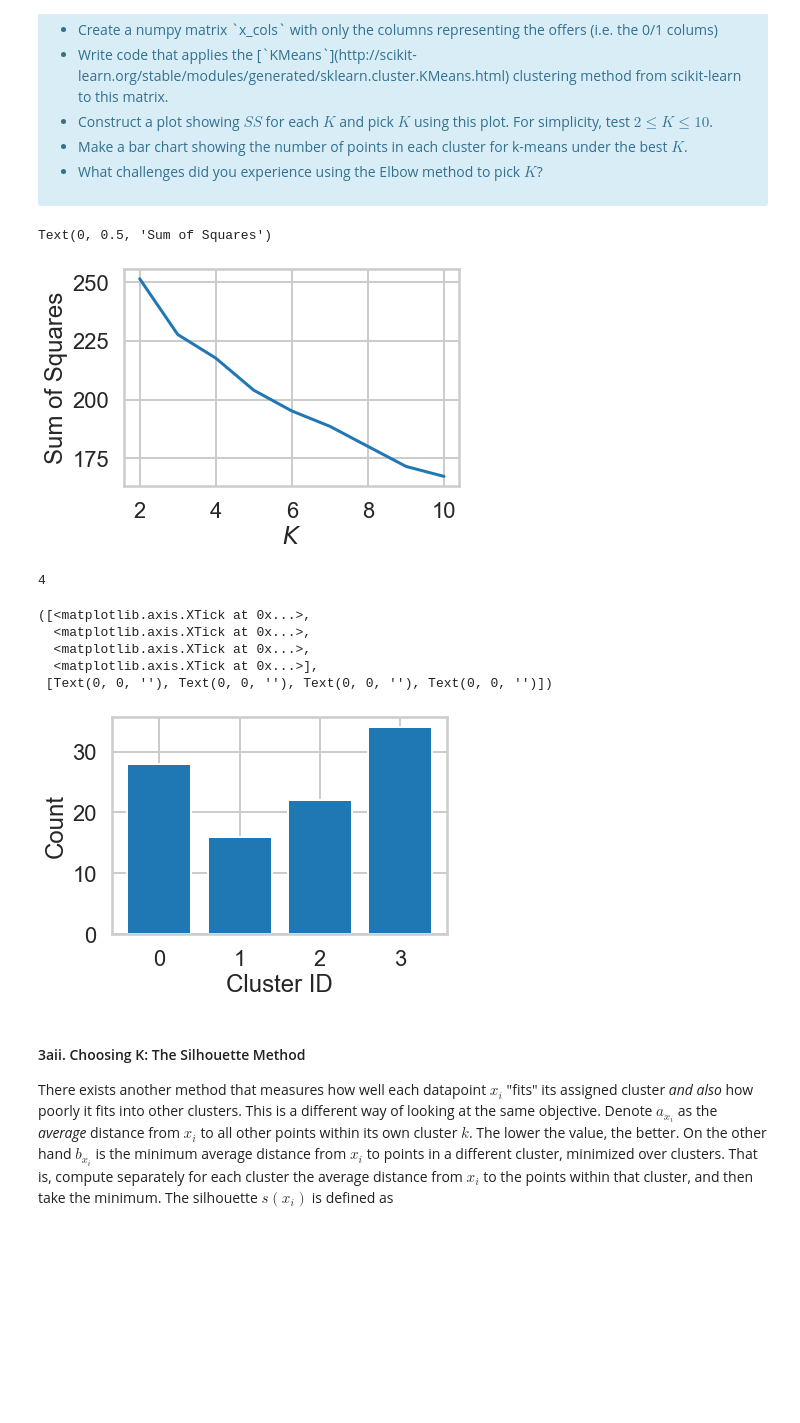
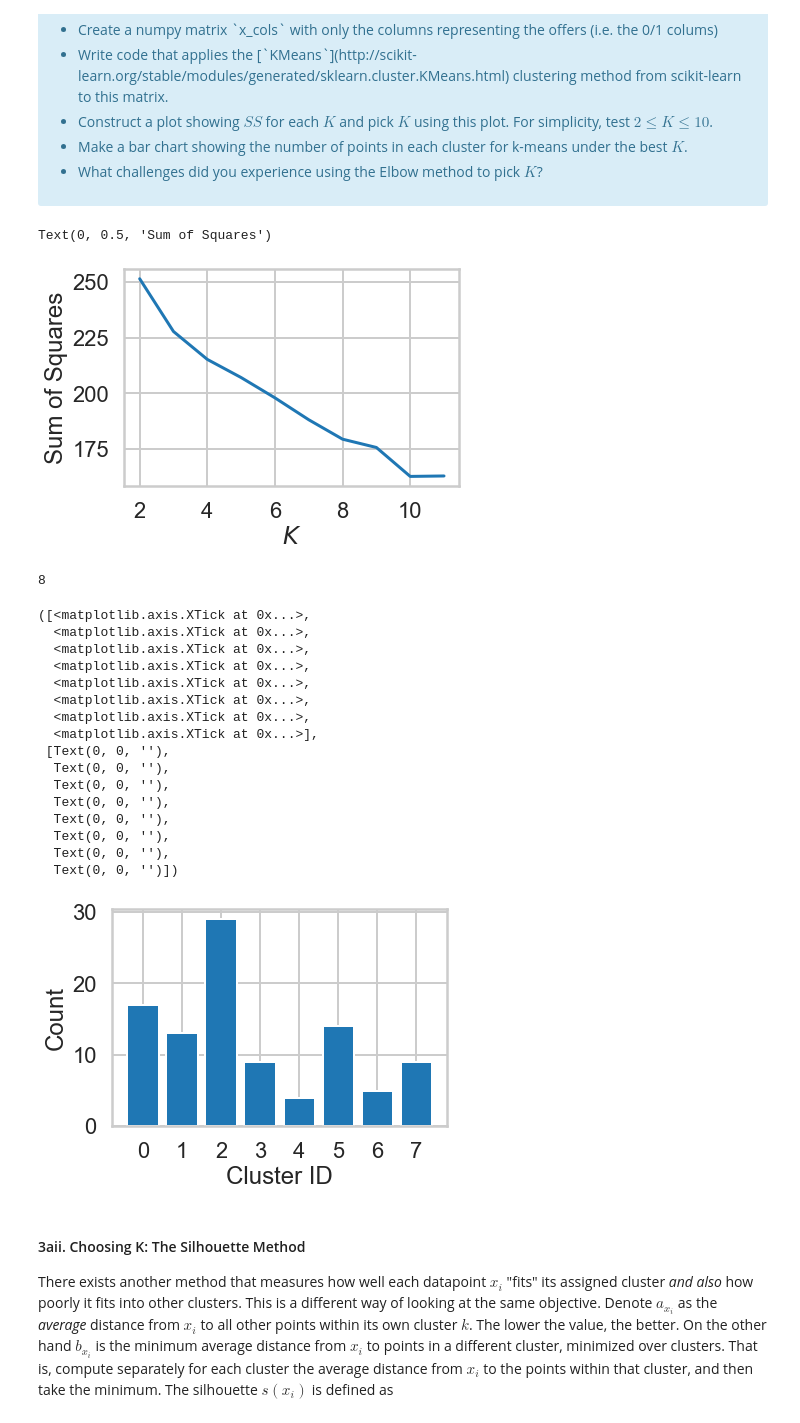
Before and after one commit to sweta0805/springboard, a Jupyter notebook: 1602764303_Clustering_Case_Study_updated_10_15_2020/Clustering Case Study - Customer Segmentation with K-Means - Tier 1.ipynb, the cells around one changed output. Drawn from its saved outputs; the diff is of its cells as text; code cells hidden in the pictures; blank space fills up the shorter version.

```diff
--- a/1602764303_Clustering_Case_Study_updated_10_15_2020/Clustering Case Study - Customer Segmentation with K-Means - Tier 1.ipynb
+++ b/1602764303_Clustering_Case_Study_updated_10_15_2020/Clustering Case Study - Customer Segmentation with K-Means - Tier 1.ipynb
@@ -156,7 +173,7 @@ assignments = {}
 X = pivoted.to_numpy()
 
 # Make a variable called Krange, and assign it a list of range(2, 11)
-Krange  = list(range(2, 11))
+Krange  = list(range(2, 12))
 
 # We now want to iterate through this list to construct a plot showing SS for each K. Name the iterator variable K
 for K in Krange:
@@ -177,29 +194,40 @@ plt.ylabel("Sum of Squares")
 # Can you see what we're doing here?
 # %% [output]
 Text(0, 0.5, 'Sum of Squares')
-[figure, old version]
+[figure, new version]
 # %%
 # What is the best K? Fill in the assignment below appropriately
-best_K = 4
+best_K = 8
 assignments_best_K = assignments[str(best_K)]
 counts = np.bincount(assignments_best_K)
 print(len(counts))
 
 # Call bar() on plt, with parameters range(best_K), counts, and align = 'center'
 plt.bar(range(best_K), counts, align = 'center')
 
 # Label the axes
 plt.xlabel("Cluster ID")
 plt.ylabel("Count")
 plt.xticks(range(best_K))
 # %% [output]
-4
+8
 ([<matplotlib.axis.XTick at 0x...>,
   <matplotlib.axis.XTick at 0x...>,
   <matplotlib.axis.XTick at 0x...>,
+  <matplotlib.axis.XTick at 0x...>,
+  <matplotlib.axis.XTick at 0x...>,
+  <matplotlib.axis.XTick at 0x...>,
+  <matplotlib.axis.XTick at 0x...>,
   <matplotlib.axis.XTick at 0x...>],
- [Text(0, 0, ''), Text(0, 0, ''), Text(0, 0, ''), Text(0, 0, '')])
+ [Text(0, 0, ''),
+  Text(0, 0, ''),
+  Text(0, 0, ''),
+  Text(0, 0, ''),
+  Text(0, 0, ''),
+  Text(0, 0, ''),
+  Text(0, 0, ''),
+  Text(0, 0, '')])
-[figure, old version]
+[figure, new version]
 # %% [markdown]
 #### 3aii. Choosing K: The Silhouette Method
 
```
Also changed, not shown: parts of 8 cells of this notebook.
